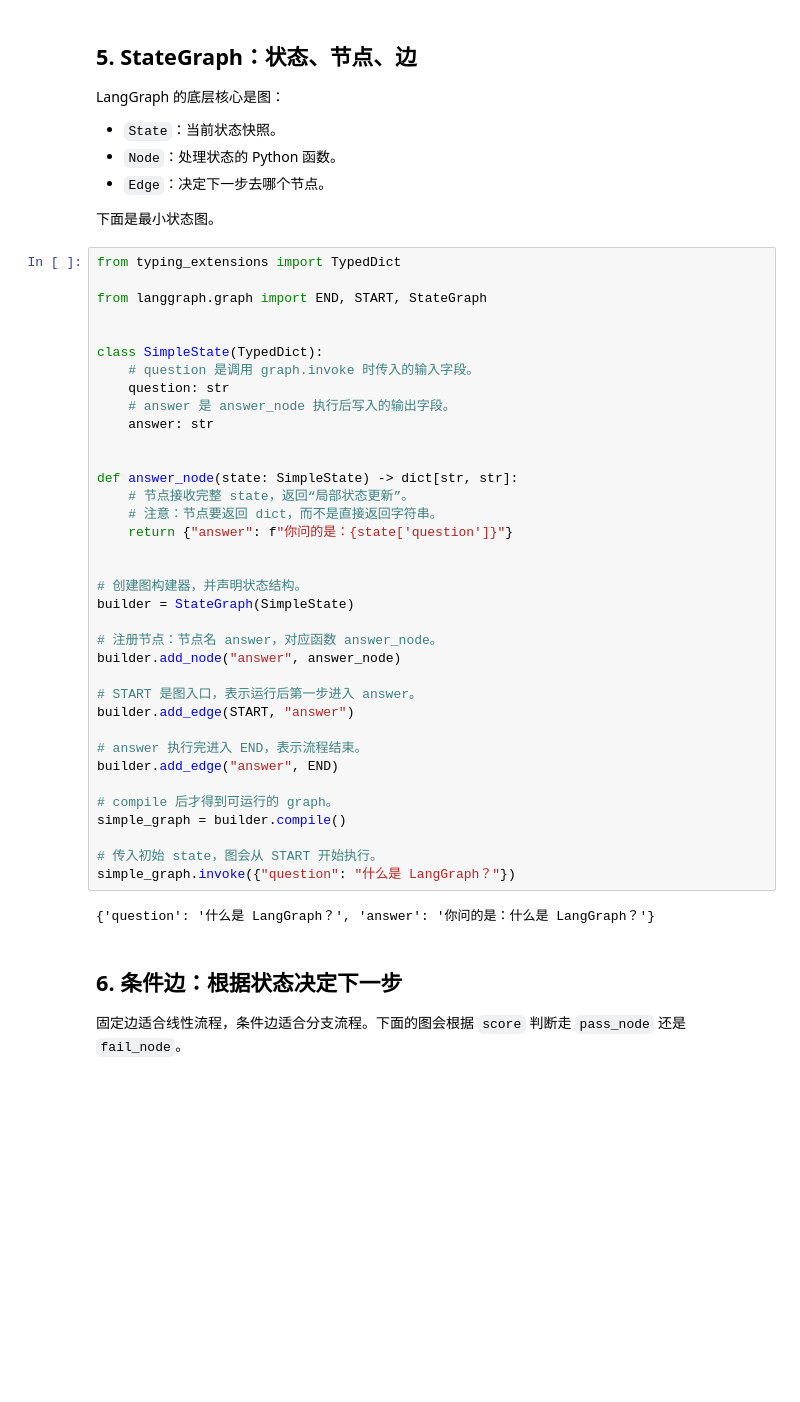
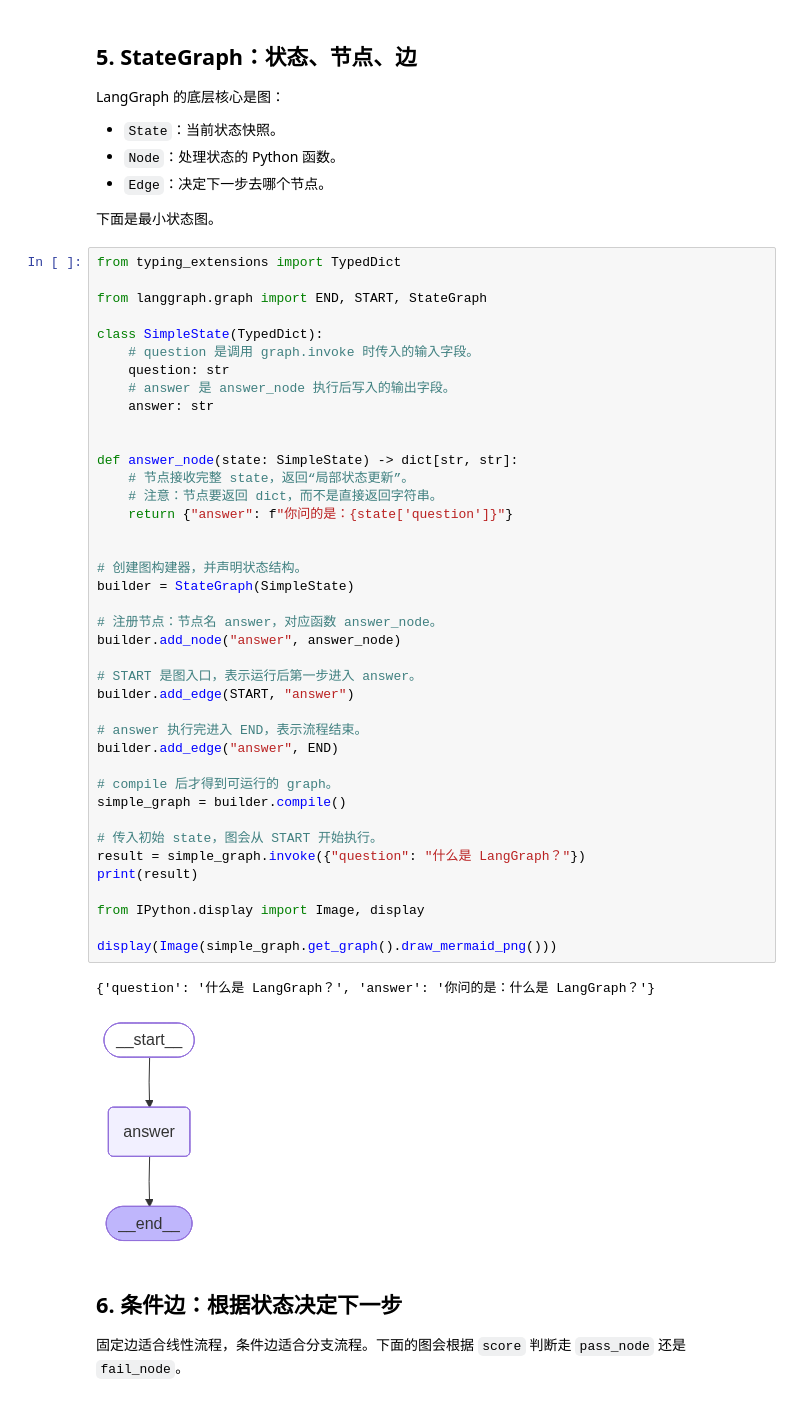
Before and after one commit to sangdongbo/langchain_study, a Jupyter notebook: docs/python_langgraph_notes.ipynb, the cells around one changed output. Drawn from its saved outputs; the diff is of its cells as text; blank space fills up the shorter version.

```diff
--- a/docs/python_langgraph_notes.ipynb
+++ b/docs/python_langgraph_notes.ipynb
@@ -325,40 +326,45 @@ LangGraph 的底层核心是图：
 from typing_extensions import TypedDict
 
 from langgraph.graph import END, START, StateGraph
-
 
 class SimpleState(TypedDict):
     # question 是调用 graph.invoke 时传入的输入字段。
     question: str
     # answer 是 answer_node 执行后写入的输出字段。
     answer: str
 
 
 def answer_node(state: SimpleState) -> dict[str, str]:
     # 节点接收完整 state，返回“局部状态更新”。
     # 注意：节点要返回 dict，而不是直接返回字符串。
     return {"answer": f"你问的是：{state['question']}"}
 
 
 # 创建图构建器，并声明状态结构。
 builder = StateGraph(SimpleState)
 
 # 注册节点：节点名 answer，对应函数 answer_node。
 builder.add_node("answer", answer_node)
 
 # START 是图入口，表示运行后第一步进入 answer。
 builder.add_edge(START, "answer")
 
 # answer 执行完进入 END，表示流程结束。
 builder.add_edge("answer", END)
 
 # compile 后才得到可运行的 graph。
 simple_graph = builder.compile()
 
 # 传入初始 state，图会从 START 开始执行。
-simple_graph.invoke({"question": "什么是 LangGraph？"})
+result = simple_graph.invoke({"question": "什么是 LangGraph？"})
+print(result)
+
+from IPython.display import Image, display
+
+display(Image(simple_graph.get_graph().draw_mermaid_png()))
 # %% [output]
 {'question': '什么是 LangGraph？', 'answer': '你问的是：什么是 LangGraph？'}
+[figure, added]
 # %% [markdown]
 ## 6. 条件边：根据状态决定下一步
 
```
Also changed, not shown: parts of 33 cells of this notebook, 16 other files.
